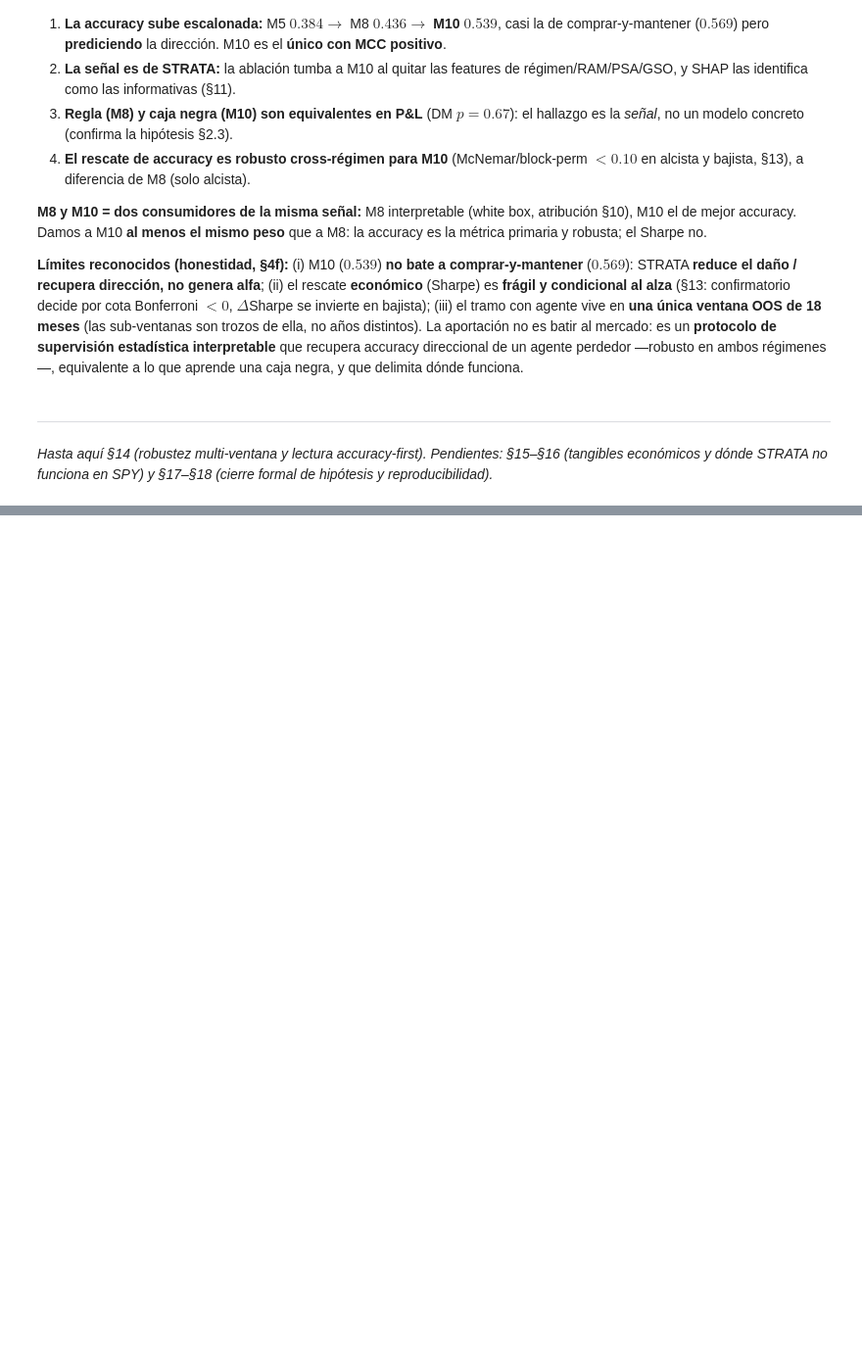
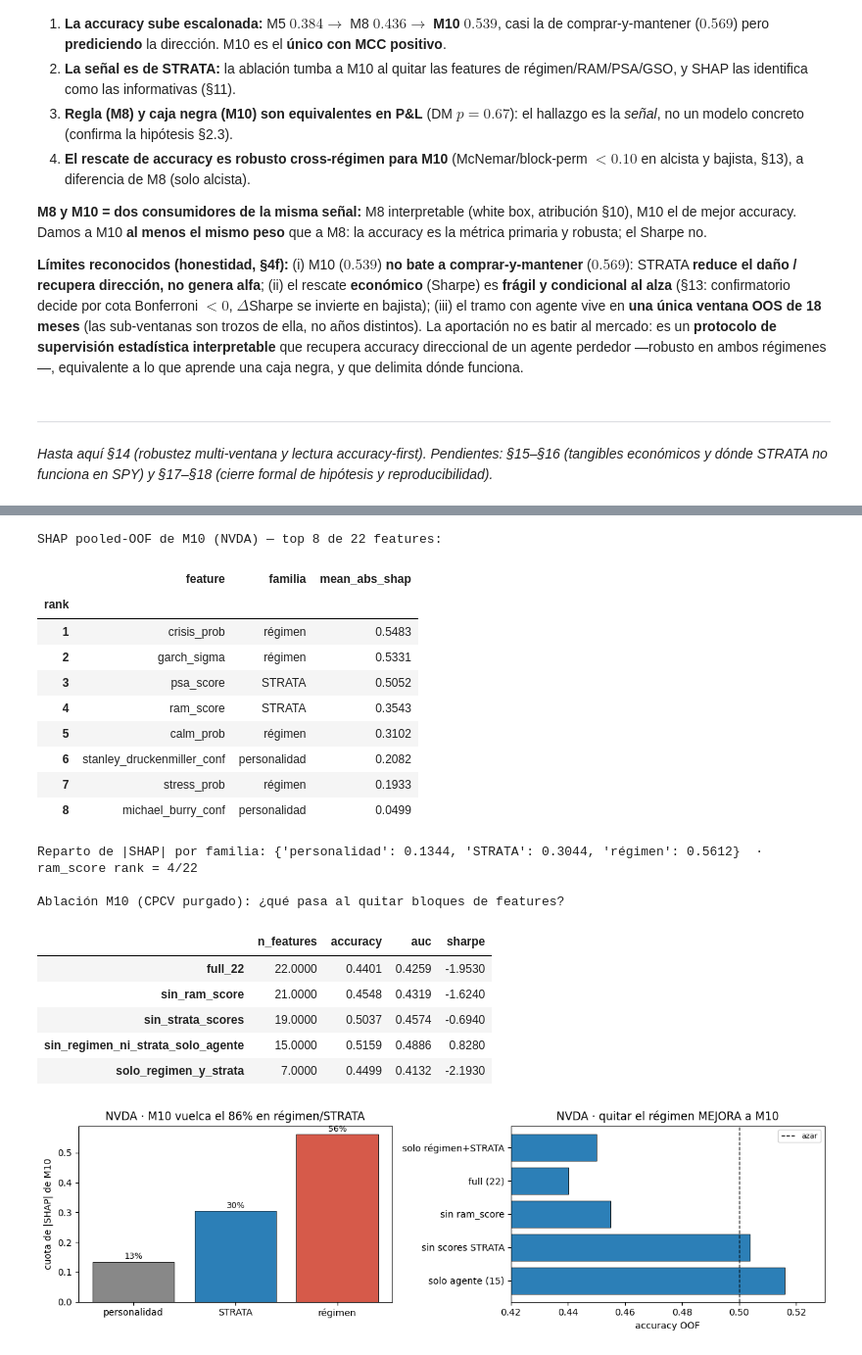
Before and after one commit to RaquelGarciah/Real-time-statistical-supervision-of-an-AI-trading-agent, a Jupyter notebook: notebooks/strata_canonical.ipynb, the cells around one changed output, grey strips where cells are left out. Shown at 98% size. Saved outputs shown, nothing was run; the diff lists cells and outputs as text; code cells hidden in the pictures; blank space fills up the shorter version.

```diff
--- a/notebooks/strata_canonical.ipynb
+++ b/notebooks/strata_canonical.ipynb
@@ -1875,0 +2186,52 @@ económicos y dónde STRATA no funciona en SPY) y §17–§18 (cierre formal de
+# %%
+# SHAP pooled-OOF + ablación de M10 sobre NVDA (outputs/experiments/m10_shap_ablation_nvda.json).
+import json
+import pandas as pd
+import matplotlib.pyplot as plt
+
+sa = json.load(open("outputs/experiments/m10_shap_ablation_nvda.json"))
+rk = pd.DataFrame(sa["shap_ranking"]).set_index("rank")[["feature", "familia", "mean_abs_shap"]]
+print("SHAP pooled-OOF de M10 (NVDA) — top 8 de 22 features:")
+display(rk.head(8))
+print(f"Reparto de |SHAP| por familia: {sa['shap_familia_share']}  ·  ram_score rank = {sa['ram_score_rank']}/22")
+
+ab = pd.DataFrame(sa["ablation"]).T[["n_features", "accuracy", "auc", "sharpe"]]
+print("\nAblación M10 (CPCV purgado): ¿qué pasa al quitar bloques de features?")
+display(ab)
+
+fig, axes = plt.subplots(1, 2, figsize=(12, 3.6))
+fam = sa["shap_familia_share"]
+axes[0].bar(list(fam.keys()), list(fam.values()), color=["#888", "#2c7fb7", "#d65a4a"], edgecolor="black", lw=0.6)
+axes[0].set_ylabel("cuota de |SHAP| de M10"); axes[0].set_title("NVDA · M10 vuelca el 86% en régimen/STRATA")
+for i, v in enumerate(fam.values()):
+    axes[0].text(i, v + 0.01, f"{v:.0%}", ha="center", fontsize=9)
+order = ["sin_regimen_ni_strata_solo_agente", "sin_strata_scores", "sin_ram_score", "full_22", "solo_regimen_y_strata"]
+labels = ["solo agente (15)", "sin scores STRATA", "sin ram_score", "full (22)", "solo régimen+STRATA"]
+accs = [sa["ablation"][k]["accuracy"] for k in order]
+axes[1].barh(labels, accs, color="#2c7fb7", edgecolor="black", lw=0.6)
+axes[1].axvline(0.5, color="black", ls="--", lw=1, label="azar")
+axes[1].set_xlim(0.42, 0.53); axes[1].set_xlabel("accuracy OOF")
+axes[1].set_title("NVDA · quitar el régimen MEJORA a M10"); axes[1].legend(fontsize=8)
+plt.tight_layout(); plt.show()
+# %% [output]
+SHAP pooled-OOF de M10 (NVDA) — top 8 de 22 features:
+|  | feature | familia | mean_abs_shap |
+| rank |  |  |  |
+| 1 | crisis_prob | régimen | 0.5483 |
+| 2 | garch_sigma | régimen | 0.5331 |
+| 3 | psa_score | STRATA | 0.5052 |
+| 4 | ram_score | STRATA | 0.3543 |
+| 5 | calm_prob | régimen | 0.3102 |
+| 6 | stanley_druckenmiller_conf | personalidad | 0.2082 |
+| 7 | stress_prob | régimen | 0.1933 |
+| 8 | michael_burry_conf | personalidad | 0.0499 |
+Reparto de |SHAP| por familia: {'personalidad': 0.1344, 'STRATA': 0.3044, 'régimen': 0.5612}  ·  ram_score rank = 4/22
+
+Ablación M10 (CPCV purgado): ¿qué pasa al quitar bloques de features?
+|  | n_features | accuracy | auc | sharpe |
+| full_22 | 22.0000 | 0.4401 | 0.4259 | -1.9530 |
+| sin_ram_score | 21.0000 | 0.4548 | 0.4319 | -1.6240 |
+| sin_strata_scores | 19.0000 | 0.5037 | 0.4574 | -0.6940 |
+| sin_regimen_ni_strata_solo_agente | 15.0000 | 0.5159 | 0.4886 | 0.8280 |
+| solo_regimen_y_strata | 7.0000 | 0.4499 | 0.4132 | -2.1930 |
+[figure, added]
```
Also changed, not shown: parts of 18 cells of this notebook, 16 other files.
